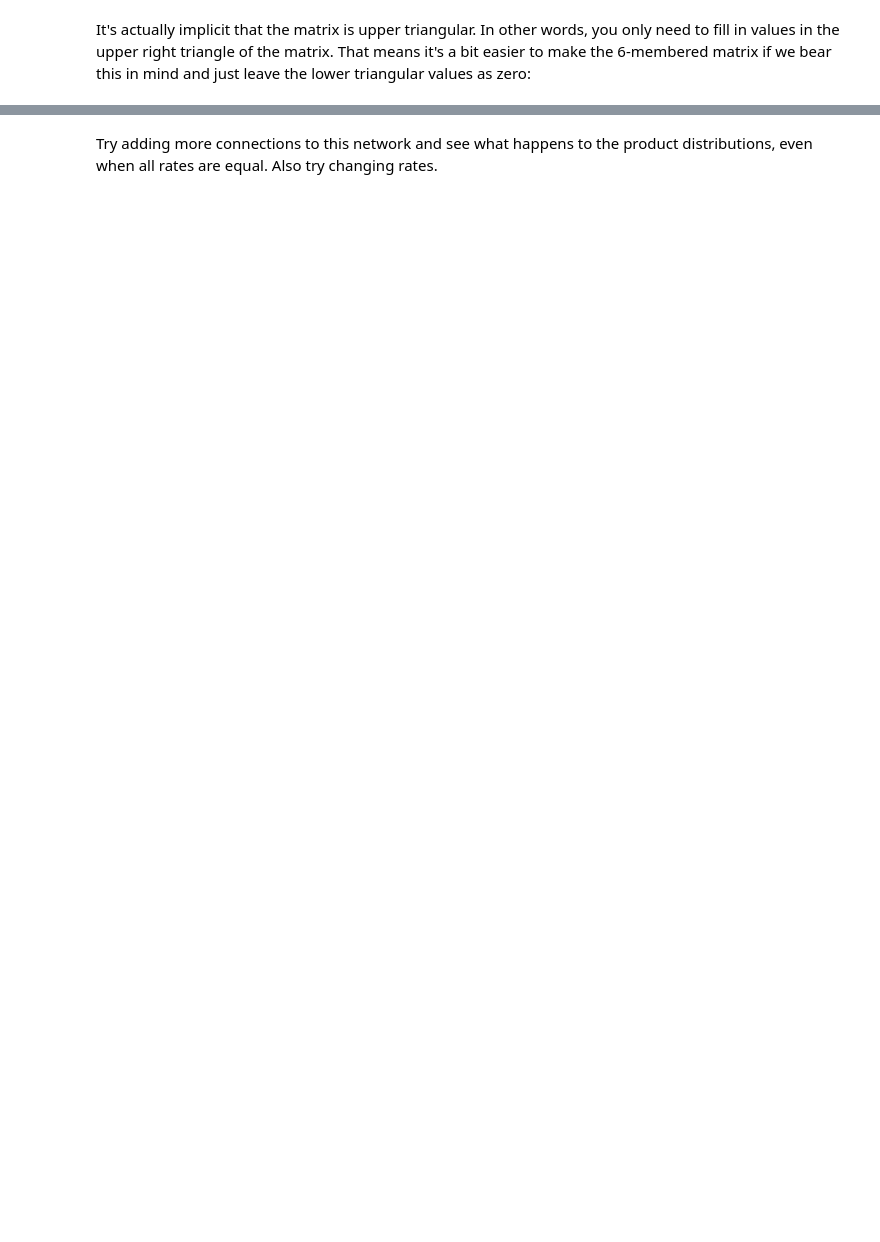
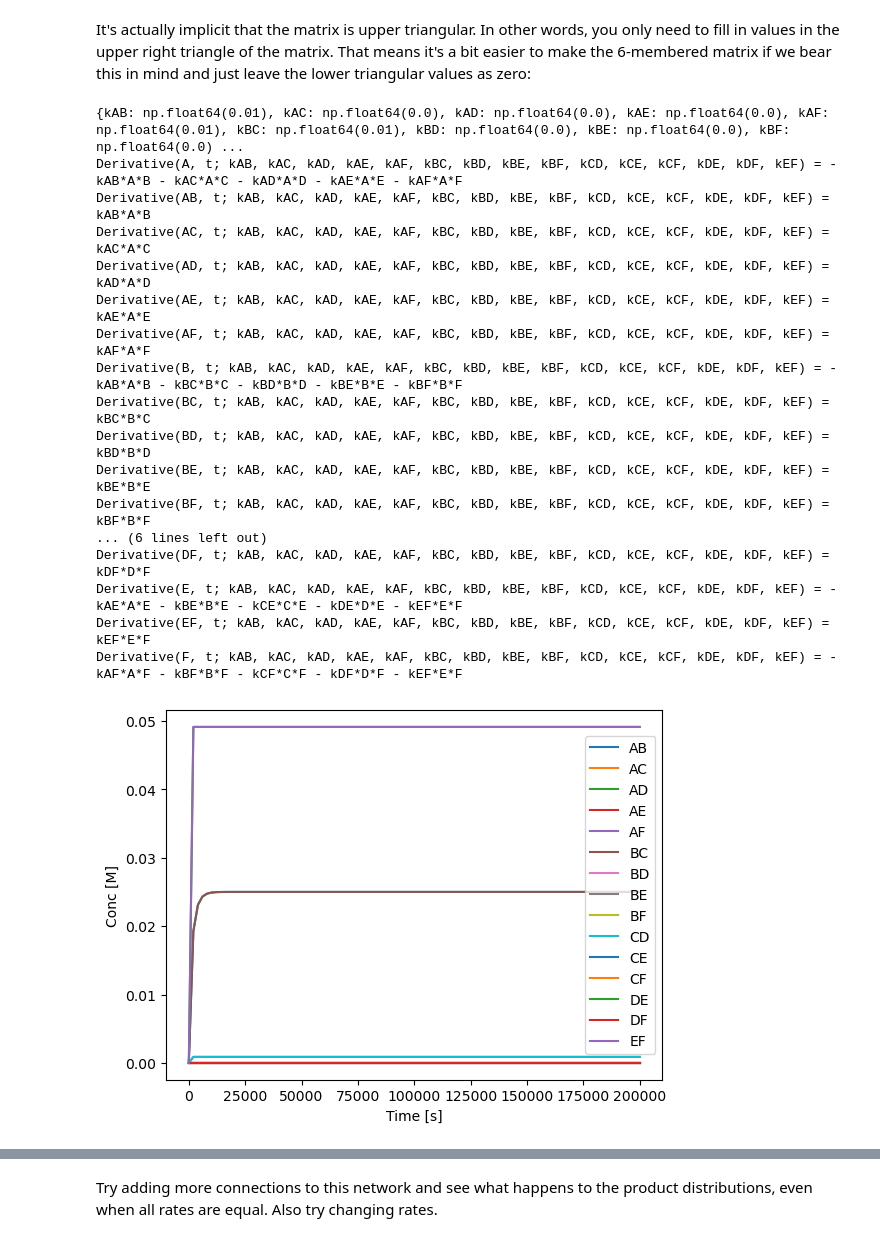
Before and after one commit to martinp23/teaching-related, a Jupyter notebook: CHEM3071/CHEM3071 simple networks.ipynb, the cells around one changed output, grey strips where cells are left out. Drawn from its saved outputs; the diff is of its cells as text; code cells hidden in the pictures; blank space fills up the shorter version.

```diff
--- a/CHEM3071/CHEM3071 simple networks.ipynb
+++ b/CHEM3071/CHEM3071 simple networks.ipynb
@@ -141,13 +185,32 @@ Hopefully you can see that you can construct any sort of network topology using
 # %% [markdown]
 It's actually implicit that the matrix is upper triangular. In other words, you only need to fill in values in the upper right triangle of the matrix. That means it's a bit easier to make the 6-membered matrix if we bear this in mind and just leave the lower triangular values as zero:
 # %%
-# rates = np.array([[ 0,    1e-2, 0,    0,   0,   1e-2 ],
-#                   [ 0,    0,    1e-2, 0,   0,   0    ],
-#                   [ 0,    0,    0,    1e-2,0,   0    ],
-#                   [ 0,    0,    0,    0,   1e-2,0    ],
-#                   [ 0,    0,    0,    0,   0,   1e-2 ],
-#                   [ 0,    0,    0,    0,   0,   0    ]])
+rates = np.array([[ 0,    1e-2, 0,    0,   0,   1e-2 ],
+                  [ 0,    0,    1e-2, 0,   0,   0    ],
+                  [ 0,    0,    0,    1e-2,0,   0    ],
+                  [ 0,    0,    0,    0,   1e-2,0    ],
+                  [ 0,    0,    0,    0,   0,   1e-2 ],
+                  [ 0,    0,    0,    0,   0,   0    ]])
 
-# initconc = 50e-3
-# tvec=np.linspace(0, 200000, 100)
+initconc = 50e-3
+tvec=np.linspace(0, 200000, 100)
 generalModel(rates, initconc, tvec)
+# %% [output]
+{kAB: np.float64(0.01), kAC: np.float64(0.0), kAD: np.float64(0.0), kAE: np.float64(0.0), kAF: np.float64(0.01), kBC: np.float64(0.01), kBD: np.float64(0.0), kBE: np.float64(0.0), kBF: np.float64(0.0) ...
+Derivative(A, t; kAB, kAC, kAD, kAE, kAF, kBC, kBD, kBE, kBF, kCD, kCE, kCF, kDE, kDF, kEF) = -kAB*A*B - kAC*A*C - kAD*A*D - kAE*A*E - kAF*A*F
+Derivative(AB, t; kAB, kAC, kAD, kAE, kAF, kBC, kBD, kBE, kBF, kCD, kCE, kCF, kDE, kDF, kEF) = kAB*A*B
+Derivative(AC, t; kAB, kAC, kAD, kAE, kAF, kBC, kBD, kBE, kBF, kCD, kCE, kCF, kDE, kDF, kEF) = kAC*A*C
+Derivative(AD, t; kAB, kAC, kAD, kAE, kAF, kBC, kBD, kBE, kBF, kCD, kCE, kCF, kDE, kDF, kEF) = kAD*A*D
+Derivative(AE, t; kAB, kAC, kAD, kAE, kAF, kBC, kBD, kBE, kBF, kCD, kCE, kCF, kDE, kDF, kEF) = kAE*A*E
+Derivative(AF, t; kAB, kAC, kAD, kAE, kAF, kBC, kBD, kBE, kBF, kCD, kCE, kCF, kDE, kDF, kEF) = kAF*A*F
+Derivative(B, t; kAB, kAC, kAD, kAE, kAF, kBC, kBD, kBE, kBF, kCD, kCE, kCF, kDE, kDF, kEF) = -kAB*A*B - kBC*B*C - kBD*B*D - kBE*B*E - kBF*B*F
+Derivative(BC, t; kAB, kAC, kAD, kAE, kAF, kBC, kBD, kBE, kBF, kCD, kCE, kCF, kDE, kDF, kEF) = kBC*B*C
+Derivative(BD, t; kAB, kAC, kAD, kAE, kAF, kBC, kBD, kBE, kBF, kCD, kCE, kCF, kDE, kDF, kEF) = kBD*B*D
+Derivative(BE, t; kAB, kAC, kAD, kAE, kAF, kBC, kBD, kBE, kBF, kCD, kCE, kCF, kDE, kDF, kEF) = kBE*B*E
+Derivative(BF, t; kAB, kAC, kAD, kAE, kAF, kBC, kBD, kBE, kBF, kCD, kCE, kCF, kDE, kDF, kEF) = kBF*B*F
+... (6 lines left out)
+Derivative(DF, t; kAB, kAC, kAD, kAE, kAF, kBC, kBD, kBE, kBF, kCD, kCE, kCF, kDE, kDF, kEF) = kDF*D*F
+Derivative(E, t; kAB, kAC, kAD, kAE, kAF, kBC, kBD, kBE, kBF, kCD, kCE, kCF, kDE, kDF, kEF) = -kAE*A*E - kBE*B*E - kCE*C*E - kDE*D*E - kEF*E*F
+Derivative(EF, t; kAB, kAC, kAD, kAE, kAF, kBC, kBD, kBE, kBF, kCD, kCE, kCF, kDE, kDF, kEF) = kEF*E*F
+Derivative(F, t; kAB, kAC, kAD, kAE, kAF, kBC, kBD, kBE, kBF, kCD, kCE, kCF, kDE, kDF, kEF) = -kAF*A*F - kBF*B*F - kCF*C*F - kDF*D*F - kEF*E*F
+[figure, added]
```
Also changed, not shown: parts of 9 cells of this notebook, 1 other file.
